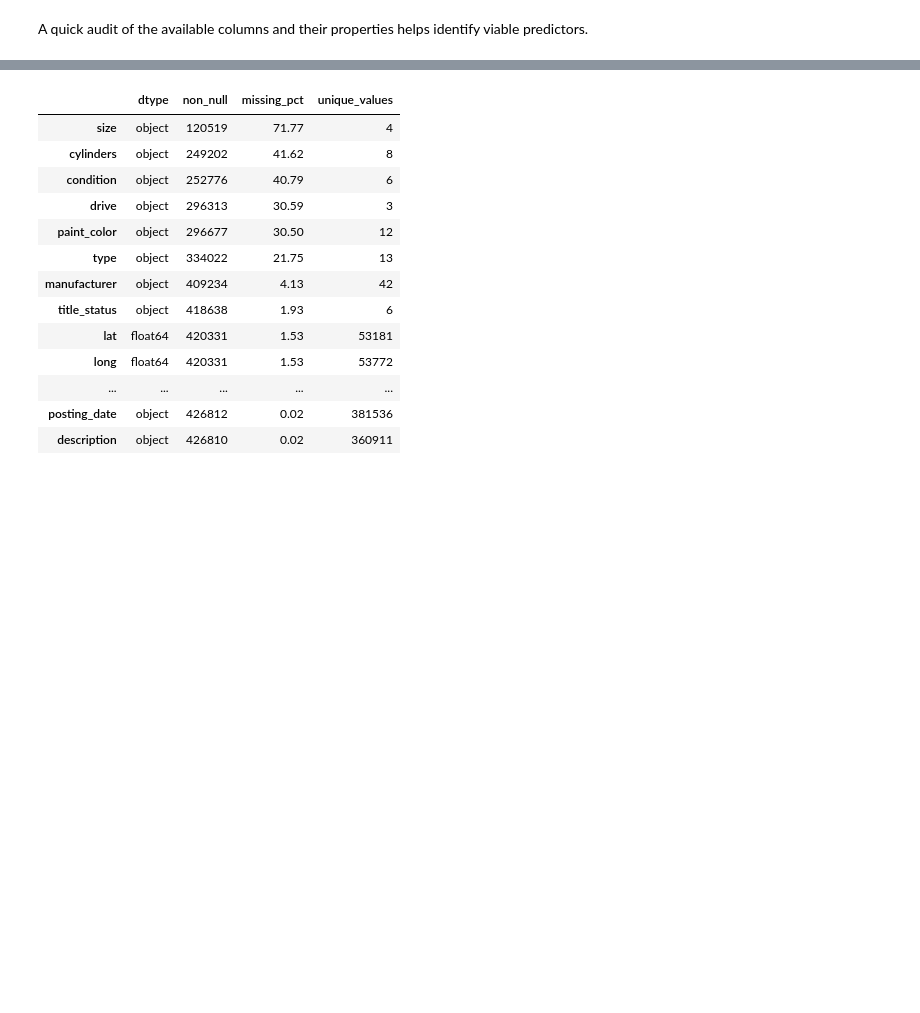
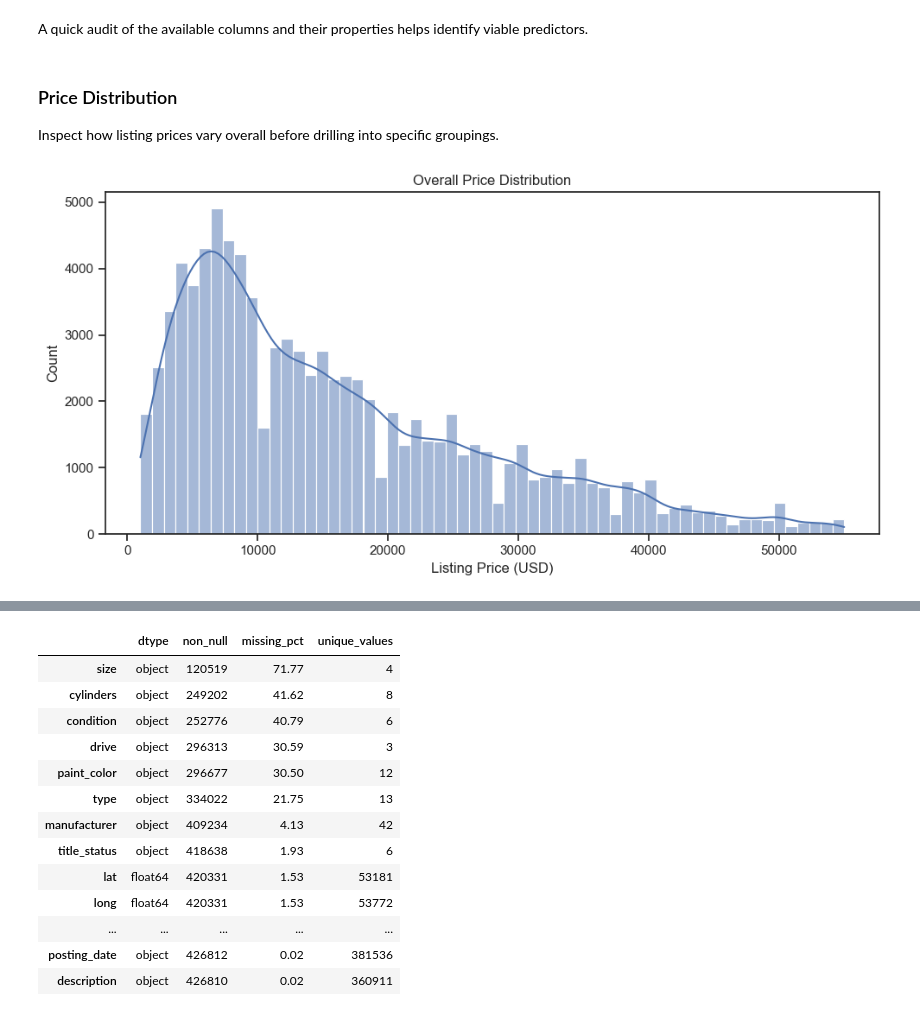
Before and after one commit to adrianplattner/csca5922, a Jupyter notebook: notebooks/report.ipynb, the cells around one changed output, grey strips where cells are left out. Saved outputs shown, nothing was run; the diff lists cells and outputs as text; code cells hidden in the pictures; blank space fills up the shorter version.

```diff
--- a/notebooks/report.ipynb
+++ b/notebooks/report.ipynb
@@ -73,3 +138,19 @@ Loaded 426,880 rows and 26 columns from ../data/vehicles.csv
 ## Exploratory Data Analysis
 # %% [markdown]
 A quick audit of the available columns and their properties helps identify viable predictors.
+# %% [markdown]
+### Price Distribution
+Inspect how listing prices vary overall before drilling into specific groupings.
+# %%
+
+price_dist = pd.to_numeric(df['price'], errors='coerce').dropna()
+
+plt.figure(figsize=(10, 5))
+sns.histplot(price_dist, bins=60, kde=True)
+plt.xlabel('Listing Price (USD)')
+plt.ylabel('Count')
+plt.title('Overall Price Distribution')
+plt.tight_layout()
+plt.show()
+# %% [output]
+[figure, added]
```
Also changed, not shown: parts of 34 cells of this notebook, 8 other files.
